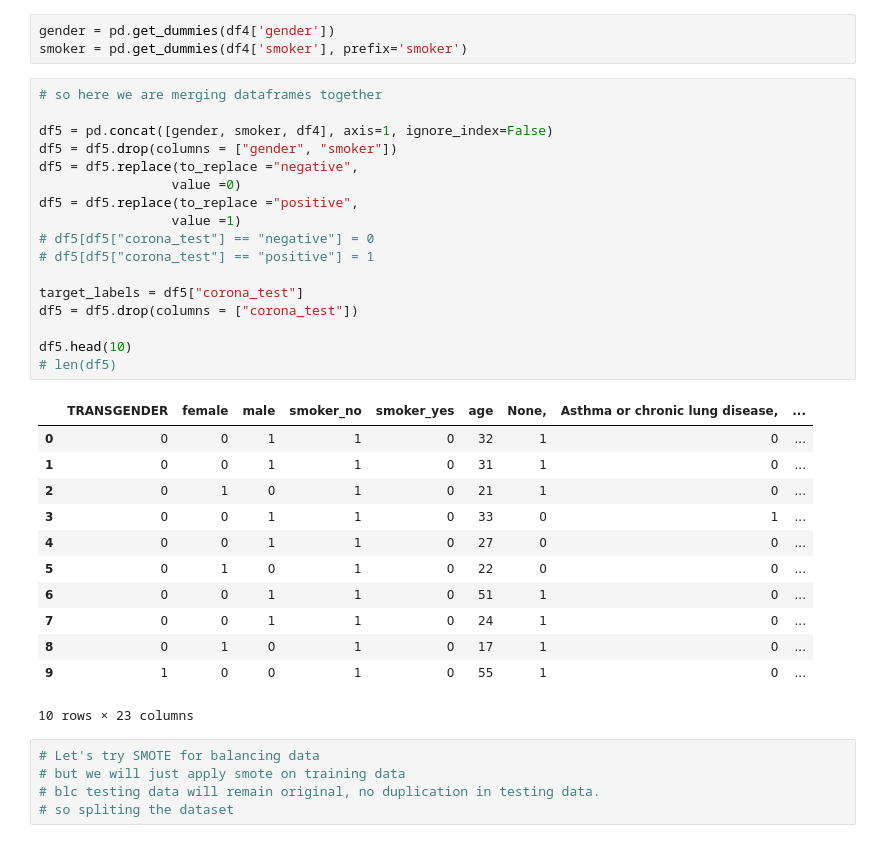
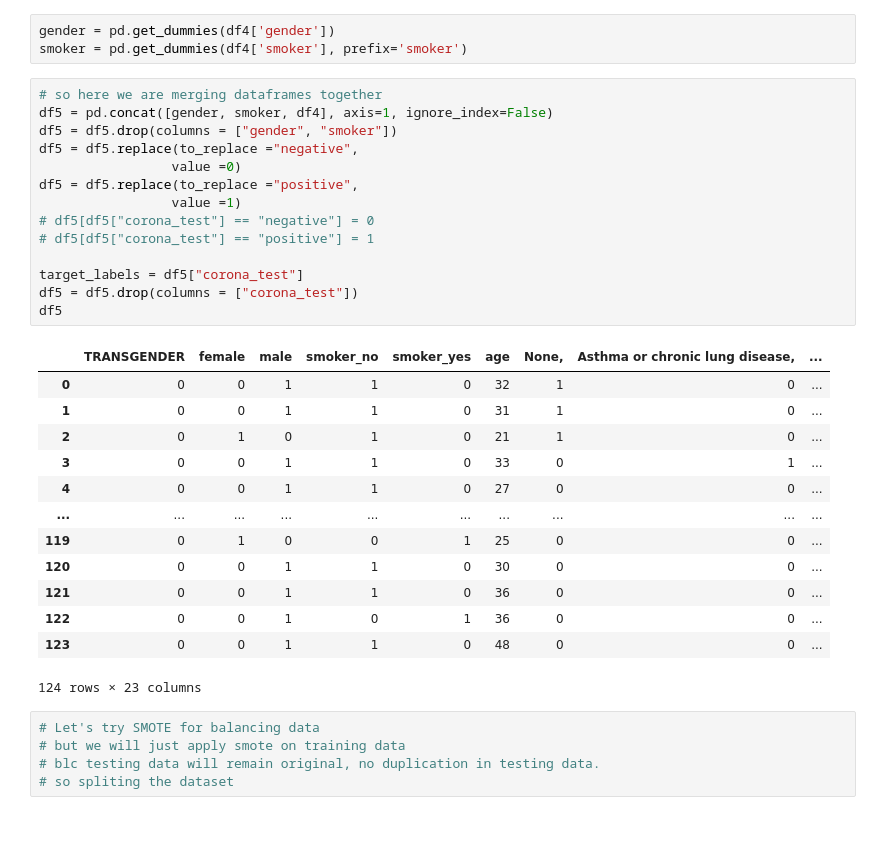
Before and after one commit to mnauf/covid, a Jupyter notebook: text.ipynb, the cells around one changed output. Cells and saved outputs as stored; diff of their text form.

```diff
--- a/text.ipynb
+++ b/text.ipynb
@@ -381,34 +361,32 @@ gender = pd.get_dummies(df4['gender'])
 smoker = pd.get_dummies(df4['smoker'], prefix='smoker')
 # %%
 # so here we are merging dataframes together
-
 df5 = pd.concat([gender, smoker, df4], axis=1, ignore_index=False)
 df5 = df5.drop(columns = ["gender", "smoker"])
 df5 = df5.replace(to_replace ="negative",
                  value =0)
 df5 = df5.replace(to_replace ="positive",
                  value =1)
 # df5[df5["corona_test"] == "negative"] = 0
 # df5[df5["corona_test"] == "positive"] = 1
 
 target_labels = df5["corona_test"]
 df5 = df5.drop(columns = ["corona_test"])
-
-df5.head(10)
-# len(df5)
+df5
 # %% [output]
 |  | TRANSGENDER | female | male | smoker_no | smoker_yes | age | None, | Asthma or chronic lung disease, | ... |
 | 0 | 0 | 0 | 1 | 1 | 0 | 32 | 1 | 0 | ... |
 | 1 | 0 | 0 | 1 | 1 | 0 | 31 | 1 | 0 | ... |
 | 2 | 0 | 1 | 0 | 1 | 0 | 21 | 1 | 0 | ... |
 | 3 | 0 | 0 | 1 | 1 | 0 | 33 | 0 | 1 | ... |
 | 4 | 0 | 0 | 1 | 1 | 0 | 27 | 0 | 0 | ... |
-| 5 | 0 | 1 | 0 | 1 | 0 | 22 | 0 | 0 | ... |
-| 6 | 0 | 0 | 1 | 1 | 0 | 51 | 1 | 0 | ... |
-| 7 | 0 | 0 | 1 | 1 | 0 | 24 | 1 | 0 | ... |
-| 8 | 0 | 1 | 0 | 1 | 0 | 17 | 1 | 0 | ... |
-| 9 | 1 | 0 | 0 | 1 | 0 | 55 | 1 | 0 | ... |
+| ... | ... | ... | ... | ... | ... | ... | ... | ... | ... |
+| 119 | 0 | 1 | 0 | 0 | 1 | 25 | 0 | 0 | ... |
+| 120 | 0 | 0 | 1 | 1 | 0 | 30 | 0 | 0 | ... |
+| 121 | 0 | 0 | 1 | 1 | 0 | 36 | 0 | 0 | ... |
+| 122 | 0 | 0 | 1 | 0 | 1 | 36 | 0 | 0 | ... |
+| 123 | 0 | 0 | 1 | 1 | 0 | 48 | 0 | 0 | ... |
-10 rows × 23 columns
+124 rows × 23 columns
 # %%
 # Let's try SMOTE for balancing data
 # but we will just apply smote on training data
```
Also changed, not shown: parts of 57 cells of this notebook, 2 other files.
